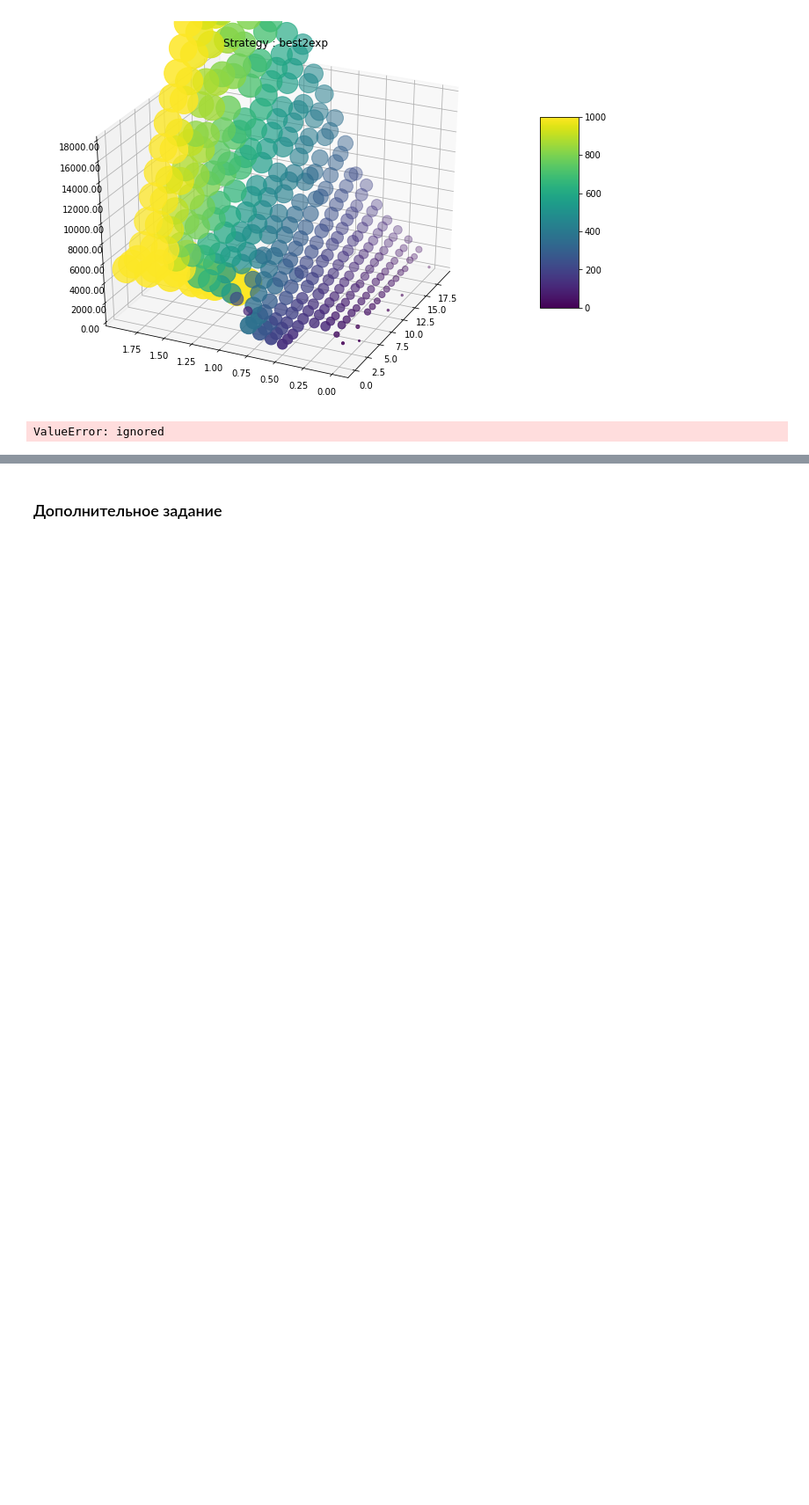
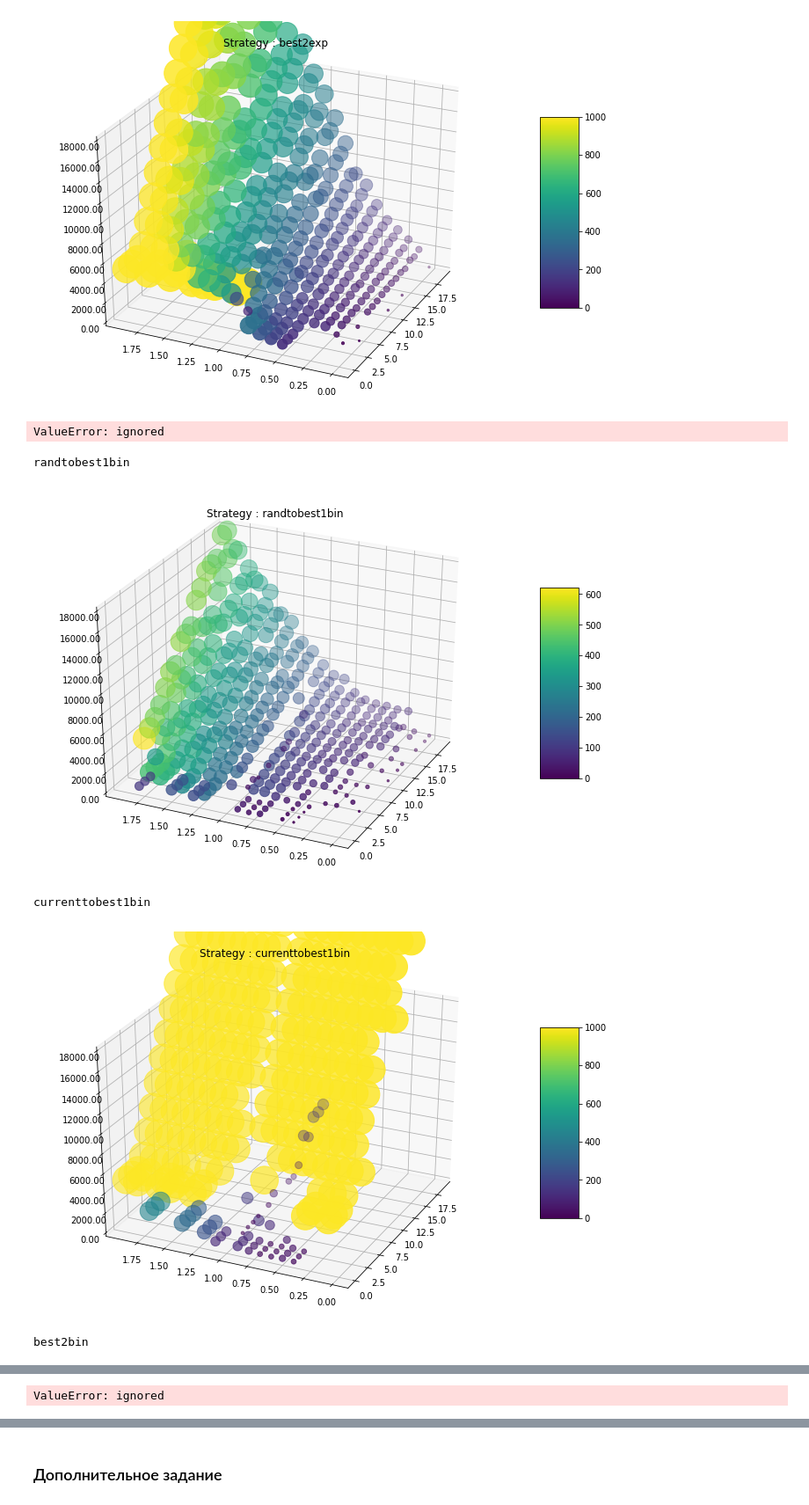
Before and after one commit to sky16k/MDS, a Jupyter notebook: MDS07_HW_Щедринов.ipynb, the cells around one changed output, grey strips where cells are left out. Shown at 88% size. Saved outputs shown, nothing was run; the diff lists cells and outputs as text; code cells hidden in the pictures; blank space fills up the shorter version.

```diff
--- a/MDS07_HW_Щедринов.ipynb
+++ b/MDS07_HW_Щедринов.ipynb
@@ -190,3 +190,57 @@ currenttobest1exp
 best2exp
 [figure]
 ValueError: ignored
+# %%
+X_ = np.arange(0, 20, 1)
+Y_ = np.arange(0, 2, 0.1)
+#
+Z = np.empty((len(Y),len(X)))
+N = np.empty((len(Y),len(X)))
+#
+X, Y = np.meshgrid(X_, Y_)
+#
+for s in ['randtobest1bin',
+          'currenttobest1bin',
+          'best2bin',
+          'rand2bin',
+          'rand1bin'
+          ]:
+    for i,x in enumerate(X_):
+        for j,y in enumerate(Y_):
+          # print(i,j,x,y)
+          dif = dif_ev_pop_mut_str(x,y,s)
+          # фильтруем неудачные попытки
+          if dif.fun.round(5) == 0:
+              Z[j][i] = dif.nfev
+              N[j][i] = dif.nit
+              # print(Z[j][i], N[j][i])
+          else :
+              Z[j][i] = -1
+              N[j][i] = -1
+    #
+    print(s)
+    #
+    fig = plt.figure(figsize=(12, 8))
+    ax = fig.gca(projection='3d')
+    # График результатов
+    scat = ax.scatter3D(X, Y, Z, c=N,s = N)
+    # Настройка оси z
+    ax.set_zlim(0, 18000)
+    ax.zaxis.set_major_locator(LinearLocator(10))
+    ax.zaxis.set_major_formatter(FormatStrFormatter('%.02f'))
+    # Цветовая легенда
+    fig.colorbar(scat, shrink=0.5, aspect=5)
+    #
+    ax.azim = -155
+    ax.dist = 10
+    ax.elev = 30
+    #
+    ax.set_title(f'Strategy : {s}')
+    #
+    plt.show()
+# %% [output]
+randtobest1bin
+[figure, added]
+currenttobest1bin
+[figure, added]
+best2bin
@@ -192,0 +248 @@ ValueError: ignored
+ValueError: ignored
```
Also changed, not shown: parts of 2 cells of this notebook.
